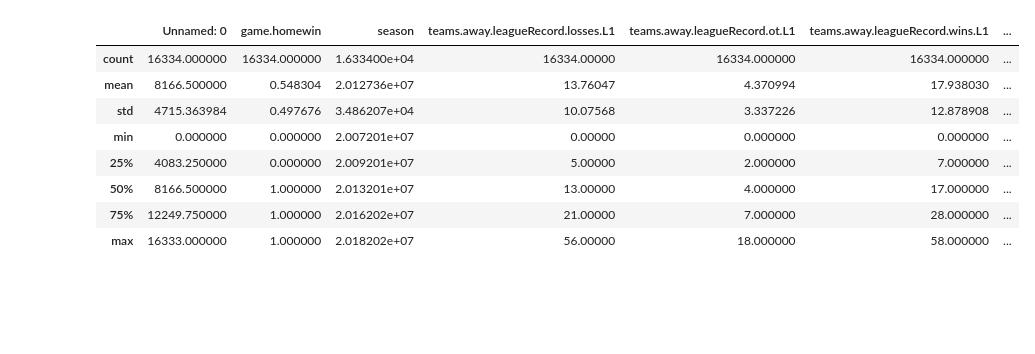
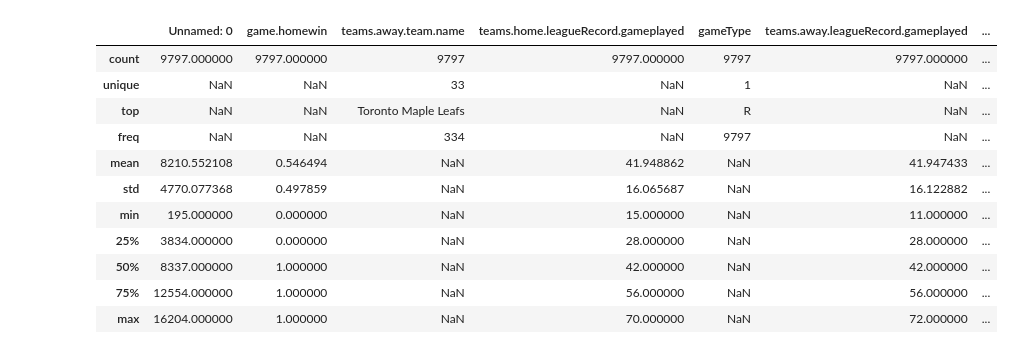
Before and after one commit to FrischWaugh/NHL_Prediction, a Jupyter notebook: notebooks/Make_Prediction.ipynb, the cells around one changed output. Drawn from its saved outputs; the diff is of its cells as text; code cells hidden in the pictures; blank space fills up the shorter version.

```diff
--- a/notebooks/Make_Prediction.ipynb
+++ b/notebooks/Make_Prediction.ipynb
@@ -9,6 +9,6 @@ from sklearn.preprocessing import OneHotEncoder
 pd.set_option('display.max_columns', None)
 # %%
 # Load the data
-mod_input = pd.read_csv('../../data/model_input_v2.csv')
+mod_input = pd.read_csv('../../data/model_input.csv')
 mod_input.describe()
 # %% [output]
@@ -24,16 +24,19 @@ mod_input.describe()
 # %%
 mod_input = mod_input.fillna(mod_input.mean())
-mod_input.describe()
+mod_input.describe(include='all')
 # %% [output]
-|  | Unnamed: 0 | game.homewin | season | teams.away.leagueRecord.losses.L1 | teams.away.leagueRecord.ot.L1 | teams.away.leagueRecord.wins.L1 | ... |
-| count | 16334.000000 | 16334.000000 | 1.633400e+04 | 16334.00000 | 16334.000000 | 16334.000000 | ... |
-| mean | 8166.500000 | 0.548304 | 2.012736e+07 | 13.76047 | 4.370994 | 17.938030 | ... |
-| std | 4715.363984 | 0.497676 | 3.486207e+04 | 10.07568 | 3.337226 | 12.878908 | ... |
-| min | 0.000000 | 0.000000 | 2.007201e+07 | 0.00000 | 0.000000 | 0.000000 | ... |
-| 25% | 4083.250000 | 0.000000 | 2.009201e+07 | 5.00000 | 2.000000 | 7.000000 | ... |
-| 50% | 8166.500000 | 1.000000 | 2.013201e+07 | 13.00000 | 4.000000 | 17.000000 | ... |
-| 75% | 12249.750000 | 1.000000 | 2.016202e+07 | 21.00000 | 7.000000 | 28.000000 | ... |
-| max | 16333.000000 | 1.000000 | 2.018202e+07 | 56.00000 | 18.000000 | 58.000000 | ... |
+|  | Unnamed: 0 | game.homewin | teams.away.team.name | teams.home.leagueRecord.gameplayed | gameType | teams.away.leagueRecord.gameplayed | ... |
+| count | 9797.000000 | 9797.000000 | 9797 | 9797.000000 | 9797 | 9797.000000 | ... |
+| unique | NaN | NaN | 33 | NaN | 1 | NaN | ... |
+| top | NaN | NaN | Toronto Maple Leafs | NaN | R | NaN | ... |
+| freq | NaN | NaN | 334 | NaN | 9797 | NaN | ... |
+| mean | 8210.552108 | 0.546494 | NaN | 41.948862 | NaN | 41.947433 | ... |
+| std | 4770.077368 | 0.497859 | NaN | 16.065687 | NaN | 16.122882 | ... |
+| min | 195.000000 | 0.000000 | NaN | 15.000000 | NaN | 11.000000 | ... |
+| 25% | 3834.000000 | 0.000000 | NaN | 28.000000 | NaN | 28.000000 | ... |
+| 50% | 8337.000000 | 1.000000 | NaN | 42.000000 | NaN | 42.000000 | ... |
+| 75% | 12554.000000 | 1.000000 | NaN | 56.000000 | NaN | 56.000000 | ... |
+| max | 16204.000000 | 1.000000 | NaN | 70.000000 | NaN | 72.000000 | ... |
 # %%
 y = mod_input['game.homewin']
 
```
Also changed, not shown: parts of 5 cells of this notebook, 1 other file.
